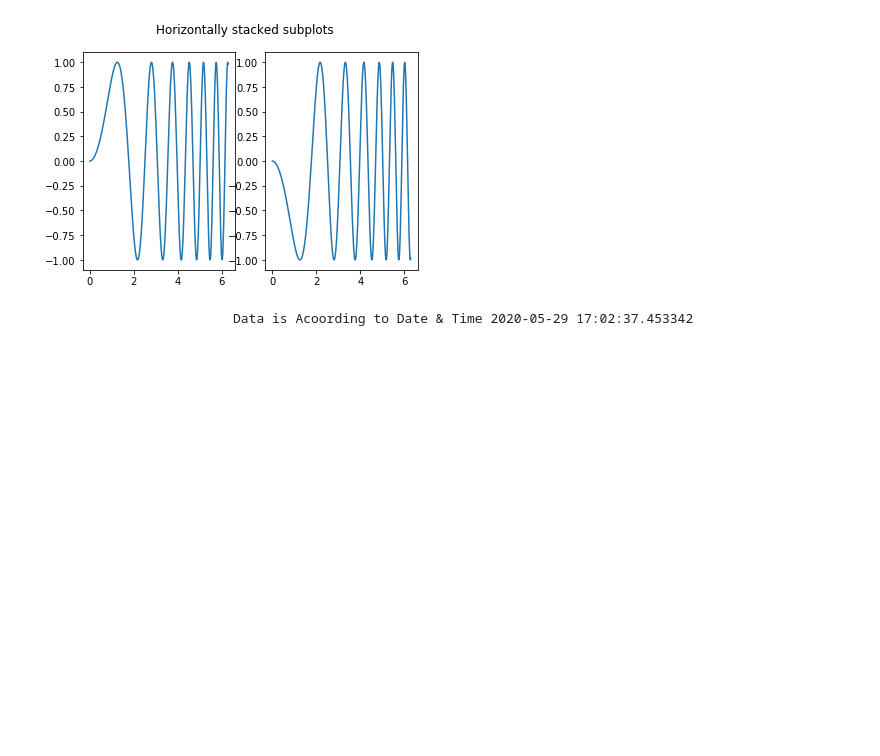
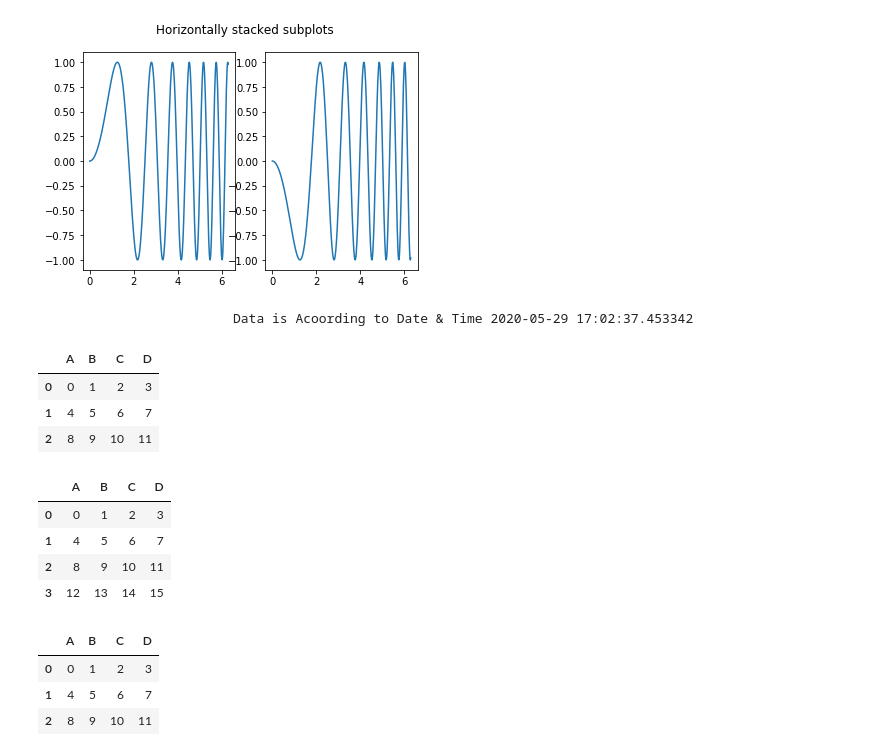
Before and after one commit to chahatmax/World_VS_India_COVID-19, a Jupyter notebook: Python_Test_file.ipynb, the cells around one changed output. Saved outputs shown, nothing was run; the diff lists cells and outputs as text; code cells hidden in the pictures; blank space fills up the shorter version.

```diff
--- a/Python_Test_file.ipynb
+++ b/Python_Test_file.ipynb
@@ -428,3 +447,35 @@ time = datetime.now()
 print('\033[1m' + '\033[4m'+ '\t\t\t Data is Acoording to Date & Time', time)
 # %% [output]
                          Data is Acoording to Date & Time 2020-05-29 17:02:37.453342
+# %%
+# Two table side by side
+import pandas as pd
+import numpy as np
+from IPython.display import display_html
+
+def display_side_by_side(*args):
+    html_str=''
+    for df in args:
+        html_str+=df.to_html()
+    display_html(html_str.replace('table','table style="display:inline"'),raw=True)
+
+#
+
+df1 = pd.DataFrame(np.arange(12).reshape((3,4)),columns=['A','B','C','D',])
+df2 = pd.DataFrame(np.arange(16).reshape((4,4)),columns=['A','B','C','D',])
+
+display_side_by_side(df1,df2,df1)
+# %% [output]
+|  | A | B | C | D |
+| 0 | 0 | 1 | 2 | 3 |
+| 1 | 4 | 5 | 6 | 7 |
+| 2 | 8 | 9 | 10 | 11 |
+|  | A | B | C | D |
+| 0 | 0 | 1 | 2 | 3 |
+| 1 | 4 | 5 | 6 | 7 |
+| 2 | 8 | 9 | 10 | 11 |
+| 3 | 12 | 13 | 14 | 15 |
+|  | A | B | C | D |
+| 0 | 0 | 1 | 2 | 3 |
+| 1 | 4 | 5 | 6 | 7 |
+| 2 | 8 | 9 | 10 | 11 |
```
Also changed, not shown: parts of 5 cells of this notebook.
